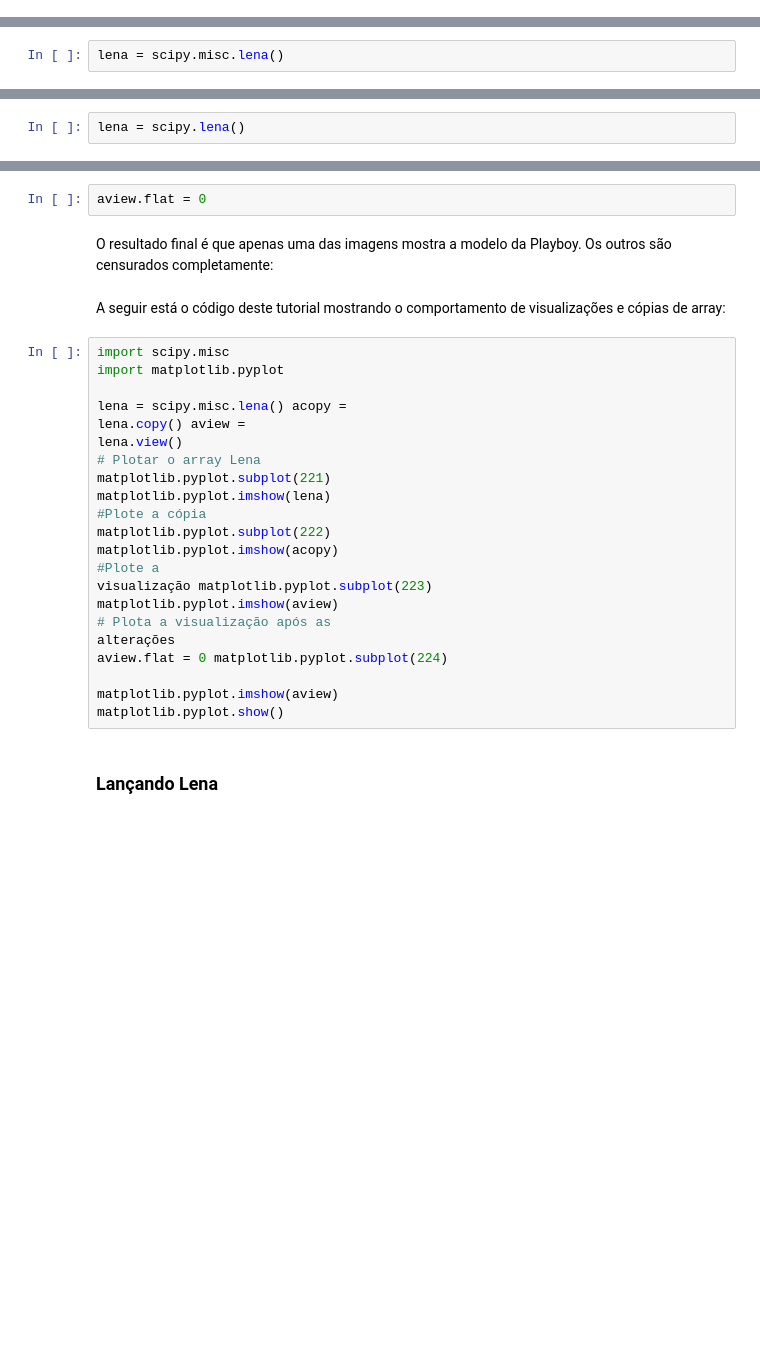
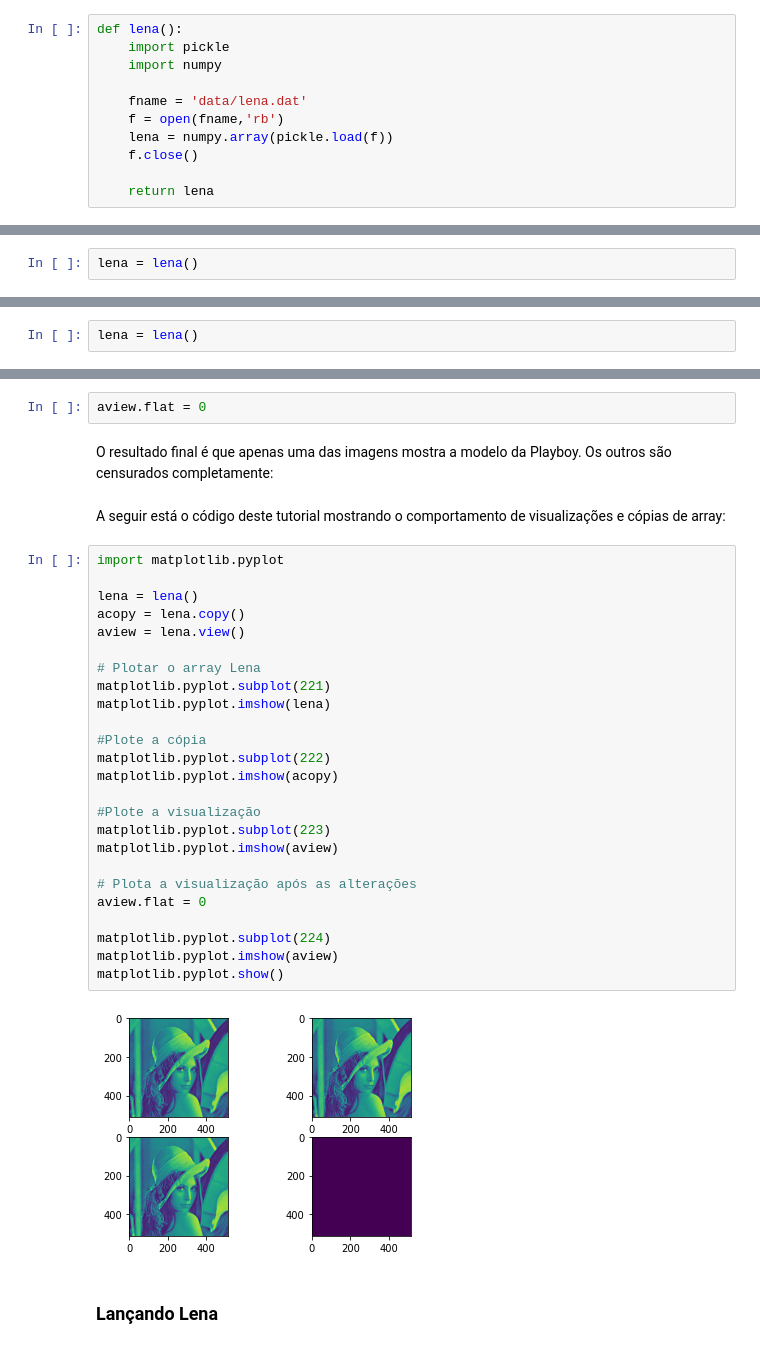
Before and after one commit to caiquemiranda/numpy-III, a Jupyter notebook: 01-Indexação_e_array.ipynb, the cells around one changed output, grey strips where cells are left out. Drawn from its saved outputs; the diff is of its cells as text; blank space fills up the shorter version.

```diff
--- a/01-Indexação_e_array.ipynb
+++ b/01-Indexação_e_array.ipynb
@@ -47,4 +48,15 @@ executable from the PIL website.
 http://www.pythonware.com/products/pil/.
 # %% [markdown]
 ### Redimensionando imagens
+# %%
+def lena():
+    import pickle
+    import numpy
+
+    fname = 'data/lena.dat'
+    f = open(fname,'rb')
+    lena = numpy.array(pickle.load(f))
+    f.close()
+
+    return lena
 # %% [markdown]
@@ -61,5 +68,5 @@ determinado fator.
 # %% [markdown]
 O SciPy possui uma função lena , que pode carregar a imagem em um Matriz NumPy:
 # %%
-lena = scipy.misc.lena()
+lena = lena()
 # %% [markdown]
@@ -68,5 +74,5 @@ estiver usando uma versão mais antiga, o código correto é:
 # %%
-lena = scipy.lena()
+lena = lena()
 # %% [markdown]
 2. Verifique a forma.
 # %% [markdown]
@@ -176,33 +178,36 @@ aview = lena.view()
 # %%
 aview.flat = 0
 # %% [markdown]
-O resultado final é que apenas uma das imagens mostra a modelo da Playboy. Os
-outros são censurados completamente:
+O resultado final é que apenas uma das imagens mostra a modelo da Playboy. Os outros são censurados completamente:
 # %% [markdown]
-A seguir está o código deste tutorial mostrando o comportamento de
-visualizações e cópias de array:
+A seguir está o código deste tutorial mostrando o comportamento de visualizações e cópias de array:
 # %%
-import scipy.misc
 import matplotlib.pyplot
 
-lena = scipy.misc.lena() acopy =
-lena.copy() aview =
-lena.view()
+lena = lena()
+acopy = lena.copy()
+aview = lena.view()
+
 # Plotar o array Lena
 matplotlib.pyplot.subplot(221)
 matplotlib.pyplot.imshow(lena)
+
 #Plote a cópia
 matplotlib.pyplot.subplot(222)
 matplotlib.pyplot.imshow(acopy)
-#Plote a
-visualização matplotlib.pyplot.subplot(223)
+
+#Plote a visualização
+matplotlib.pyplot.subplot(223)
 matplotlib.pyplot.imshow(aview)
-# Plota a visualização após as
-alterações
-aview.flat = 0 matplotlib.pyplot.subplot(224)
 
+# Plota a visualização após as alterações
+aview.flat = 0
+
+matplotlib.pyplot.subplot(224)
 matplotlib.pyplot.imshow(aview)
 matplotlib.pyplot.show()
+# %% [output]
+[figure, added]
 # %% [markdown]
 ### Lançando Lena
 # %% [markdown]
```
Also changed, not shown: parts of 57 cells of this notebook, 1 other file.
